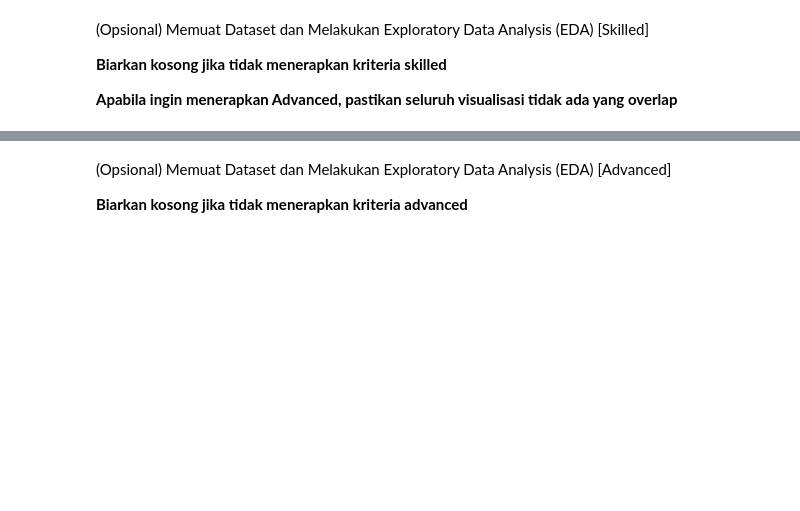
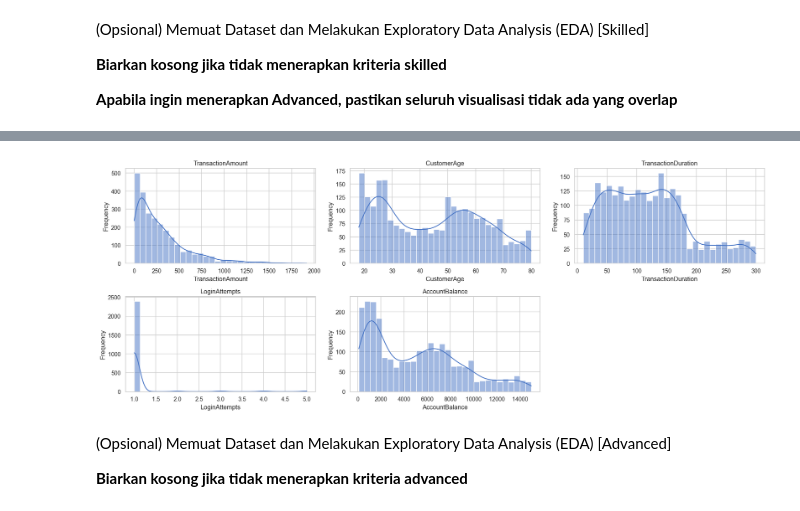
Before and after one commit to triagungj/dicoding-ml-beginner-submission, a Jupyter notebook: Codes/Clustering Submission BMLP Tri Agung Jiwandono.ipynb, the cells around one changed output, grey strips where cells are left out. Saved outputs shown, nothing was run; the diff lists cells and outputs as text; code cells hidden in the pictures; blank space fills up the shorter version.

```diff
--- a/Codes/Clustering Submission BMLP Tri Agung Jiwandono.ipynb
+++ b/Codes/Clustering Submission BMLP Tri Agung Jiwandono.ipynb
@@ -85,3 +150,23 @@ Kriteria 1 akan diterima ketika Anda menggunakan fungsi yang diminta tanpa menam
+# %%
+numeric_cols = df.select_dtypes(include='number').columns
+
+cols = 3
+rows = (len(numeric_cols) + cols - 1) // cols
+fig, axes = plt.subplots(rows, cols, figsize=(6 * cols, 3.5 * rows))
+axes = axes.flatten() if hasattr(axes, 'flatten') else [axes]
+
+for ax, column in zip(axes, numeric_cols):
+    sns.histplot(df[column], kde=True, bins=30, ax=ax, color='#4472C4')
+    ax.set_title(column)
+    ax.set_xlabel(column)
+    ax.set_ylabel('Frequency')
+
+for ax in axes[len(numeric_cols):]:
+    ax.remove()
+
+plt.tight_layout()
+# %% [output]
+[figure, added]
 # %% [markdown]
 (Opsional) Memuat Dataset dan Melakukan Exploratory Data Analysis (EDA) [Advanced]
 
```
Also changed, not shown: parts of 15 cells of this notebook, 1 other file.
